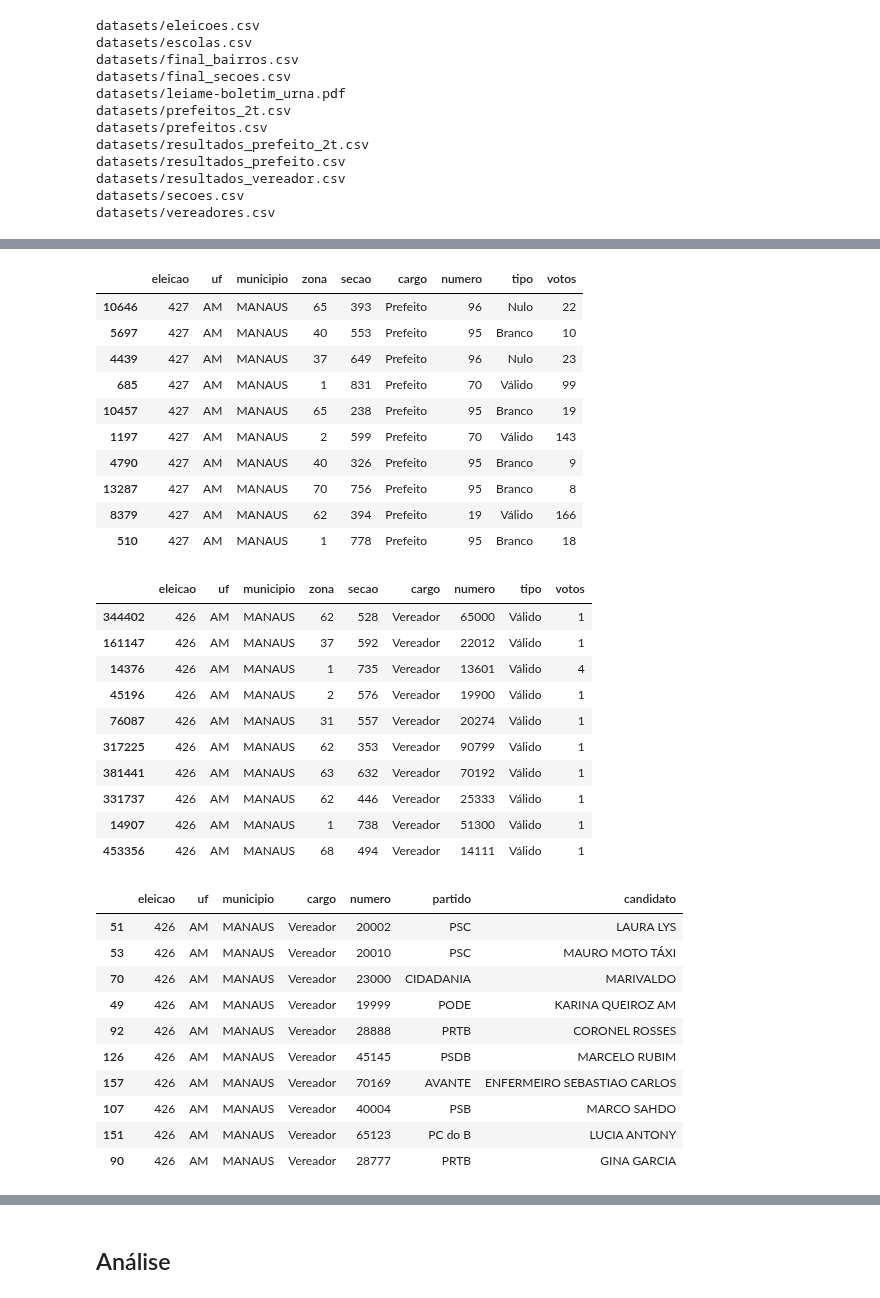
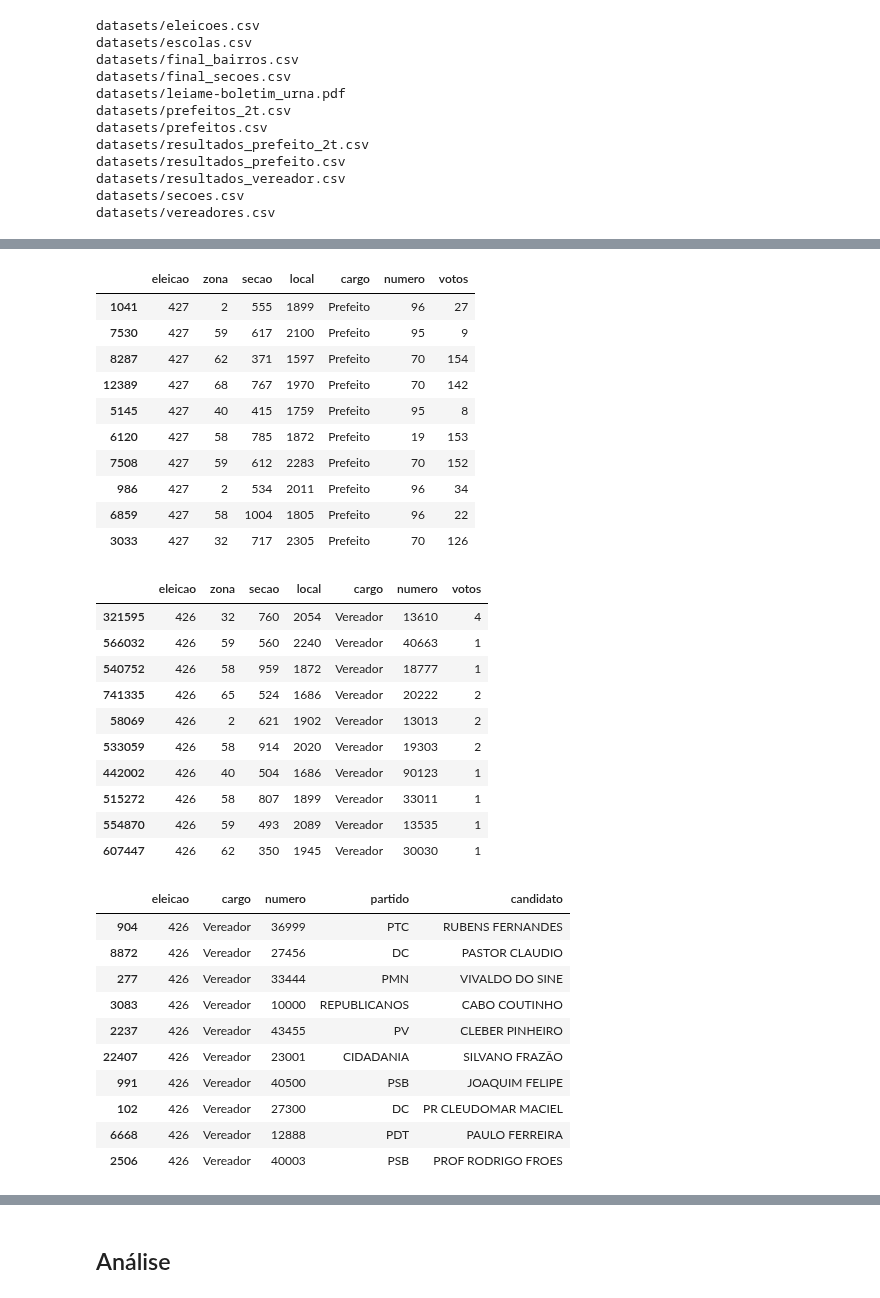
Before and after one commit to bmnds/uea-data-science-04-data-processing, a Jupyter notebook: trabalho-final/Notebook_Trabalho_Final.ipynb, the cells around one changed output, grey strips where cells are left out. Drawn from its saved outputs; the diff is of its cells as text; code cells hidden in the pictures.

```diff
--- a/trabalho-final/Notebook_Trabalho_Final.ipynb
+++ b/trabalho-final/Notebook_Trabalho_Final.ipynb
@@ -97,45 +97,45 @@ df_rp.sample(10)
 # %%
-df_rp2 = pd.read_csv('data/resultados_prefeito_2t.csv')
+df_rp2 = pd.read_csv('datasets/resultados_prefeito_2t.csv', index_col=0)
 df_rp2.sample(10)
 # %% [output]
-|  | eleicao | uf | municipio | zona | secao | cargo | numero | tipo | votos |
-| 10646 | 427 | AM | MANAUS | 65 | 393 | Prefeito | 96 | Nulo | 22 |
-| 5697 | 427 | AM | MANAUS | 40 | 553 | Prefeito | 95 | Branco | 10 |
-| 4439 | 427 | AM | MANAUS | 37 | 649 | Prefeito | 96 | Nulo | 23 |
-| 685 | 427 | AM | MANAUS | 1 | 831 | Prefeito | 70 | Válido | 99 |
-| 10457 | 427 | AM | MANAUS | 65 | 238 | Prefeito | 95 | Branco | 19 |
-| 1197 | 427 | AM | MANAUS | 2 | 599 | Prefeito | 70 | Válido | 143 |
-| 4790 | 427 | AM | MANAUS | 40 | 326 | Prefeito | 95 | Branco | 9 |
-| 13287 | 427 | AM | MANAUS | 70 | 756 | Prefeito | 95 | Branco | 8 |
-| 8379 | 427 | AM | MANAUS | 62 | 394 | Prefeito | 19 | Válido | 166 |
-| 510 | 427 | AM | MANAUS | 1 | 778 | Prefeito | 95 | Branco | 18 |
+|  | eleicao | zona | secao | local | cargo | numero | votos |
+| 1041 | 427 | 2 | 555 | 1899 | Prefeito | 96 | 27 |
+| 7530 | 427 | 59 | 617 | 2100 | Prefeito | 95 | 9 |
+| 8287 | 427 | 62 | 371 | 1597 | Prefeito | 70 | 154 |
+| 12389 | 427 | 68 | 767 | 1970 | Prefeito | 70 | 142 |
+| 5145 | 427 | 40 | 415 | 1759 | Prefeito | 95 | 8 |
+| 6120 | 427 | 58 | 785 | 1872 | Prefeito | 19 | 153 |
+| 7508 | 427 | 59 | 612 | 2283 | Prefeito | 70 | 152 |
+| 986 | 427 | 2 | 534 | 2011 | Prefeito | 96 | 34 |
+| 6859 | 427 | 58 | 1004 | 1805 | Prefeito | 96 | 22 |
+| 3033 | 427 | 32 | 717 | 2305 | Prefeito | 70 | 126 |
 # %%
-df_rv = pd.read_csv('data/resultados_vereador.csv')
+df_rv = pd.read_csv('datasets/resultados_vereador.csv', index_col=0)
 df_rv.sample(10)
 # %% [output]
-|  | eleicao | uf | municipio | zona | secao | cargo | numero | tipo | votos |
-| 344402 | 426 | AM | MANAUS | 62 | 528 | Vereador | 65000 | Válido | 1 |
-| 161147 | 426 | AM | MANAUS | 37 | 592 | Vereador | 22012 | Válido | 1 |
-| 14376 | 426 | AM | MANAUS | 1 | 735 | Vereador | 13601 | Válido | 4 |
-| 45196 | 426 | AM | MANAUS | 2 | 576 | Vereador | 19900 | Válido | 1 |
-| 76087 | 426 | AM | MANAUS | 31 | 557 | Vereador | 20274 | Válido | 1 |
-| 317225 | 426 | AM | MANAUS | 62 | 353 | Vereador | 90799 | Válido | 1 |
-| 381441 | 426 | AM | MANAUS | 63 | 632 | Vereador | 70192 | Válido | 1 |
-| 331737 | 426 | AM | MANAUS | 62 | 446 | Vereador | 25333 | Válido | 1 |
-| 14907 | 426 | AM | MANAUS | 1 | 738 | Vereador | 51300 | Válido | 1 |
-| 453356 | 426 | AM | MANAUS | 68 | 494 | Vereador | 14111 | Válido | 1 |
+|  | eleicao | zona | secao | local | cargo | numero | votos |
+| 321595 | 426 | 32 | 760 | 2054 | Vereador | 13610 | 4 |
+| 566032 | 426 | 59 | 560 | 2240 | Vereador | 40663 | 1 |
+| 540752 | 426 | 58 | 959 | 1872 | Vereador | 18777 | 1 |
+| 741335 | 426 | 65 | 524 | 1686 | Vereador | 20222 | 2 |
+| 58069 | 426 | 2 | 621 | 1902 | Vereador | 13013 | 2 |
+| 533059 | 426 | 58 | 914 | 2020 | Vereador | 19303 | 2 |
+| 442002 | 426 | 40 | 504 | 1686 | Vereador | 90123 | 1 |
+| 515272 | 426 | 58 | 807 | 1899 | Vereador | 33011 | 1 |
+| 554870 | 426 | 59 | 493 | 2089 | Vereador | 13535 | 1 |
+| 607447 | 426 | 62 | 350 | 1945 | Vereador | 30030 | 1 |
 # %%
-df_v = pd.read_csv('data/vereadores.csv')
+df_v = pd.read_csv('datasets/vereadores.csv', index_col=0)
 df_v.sample(10)
 # %% [output]
-|  | eleicao | uf | municipio | cargo | numero | partido | candidato |
-| 51 | 426 | AM | MANAUS | Vereador | 20002 | PSC | LAURA LYS |
-| 53 | 426 | AM | MANAUS | Vereador | 20010 | PSC | MAURO MOTO TÁXI |
-| 70 | 426 | AM | MANAUS | Vereador | 23000 | CIDADANIA | MARIVALDO |
-| 49 | 426 | AM | MANAUS | Vereador | 19999 | PODE | KARINA QUEIROZ AM |
-| 92 | 426 | AM | MANAUS | Vereador | 28888 | PRTB | CORONEL ROSSES |
-| 126 | 426 | AM | MANAUS | Vereador | 45145 | PSDB | MARCELO RUBIM |
-| 157 | 426 | AM | MANAUS | Vereador | 70169 | AVANTE | ENFERMEIRO SEBASTIAO CARLOS |
-| 107 | 426 | AM | MANAUS | Vereador | 40004 | PSB | MARCO SAHDO |
-| 151 | 426 | AM | MANAUS | Vereador | 65123 | PC do B | LUCIA ANTONY |
-| 90 | 426 | AM | MANAUS | Vereador | 28777 | PRTB | GINA GARCIA |
+|  | eleicao | cargo | numero | partido | candidato |
+| 904 | 426 | Vereador | 36999 | PTC | RUBENS FERNANDES |
+| 8872 | 426 | Vereador | 27456 | DC | PASTOR CLAUDIO |
+| 277 | 426 | Vereador | 33444 | PMN | VIVALDO DO SINE |
+| 3083 | 426 | Vereador | 10000 | REPUBLICANOS | CABO COUTINHO |
+| 2237 | 426 | Vereador | 43455 | PV | CLEBER PINHEIRO |
+| 22407 | 426 | Vereador | 23001 | CIDADANIA | SILVANO FRAZÃO |
+| 991 | 426 | Vereador | 40500 | PSB | JOAQUIM FELIPE |
+| 102 | 426 | Vereador | 27300 | DC | PR CLEUDOMAR MACIEL |
+| 6668 | 426 | Vereador | 12888 | PDT | PAULO FERREIRA |
+| 2506 | 426 | Vereador | 40003 | PSB | PROF RODRIGO FROES |
```
Also changed, not shown: parts of 46 cells of this notebook.
